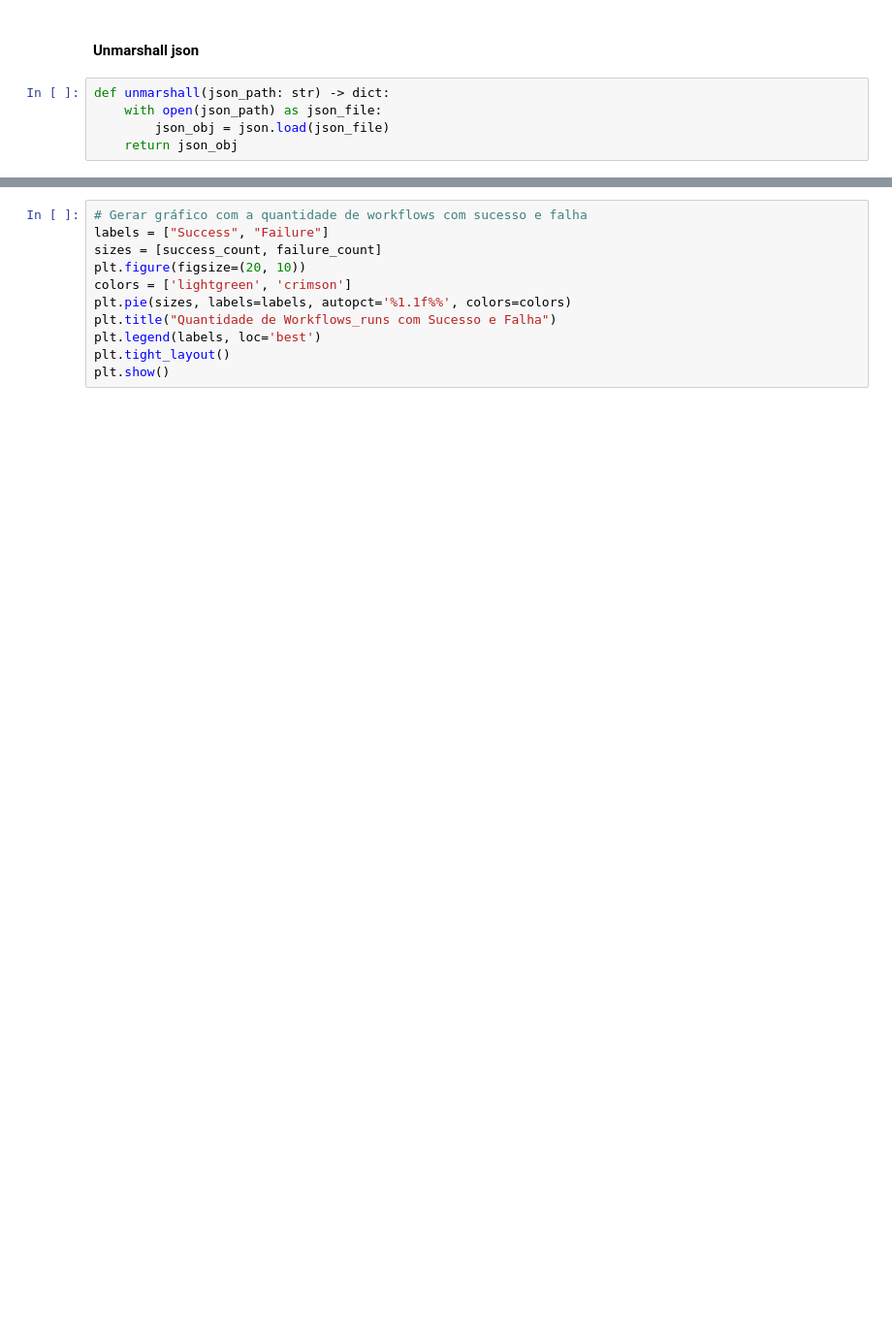
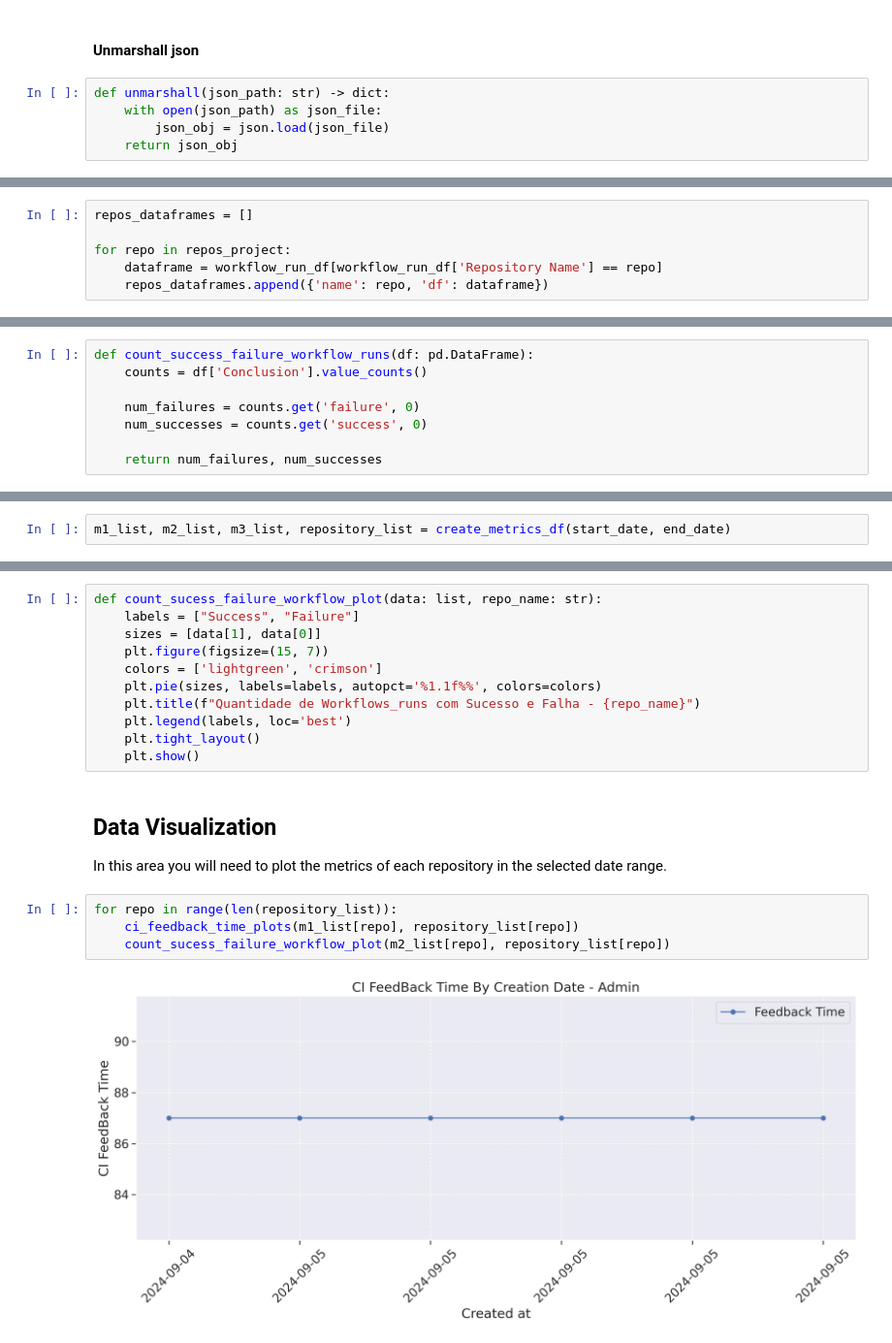
Before and after one commit to fga-eps-mds/Analytics, a Jupyter notebook: internal_quality_analysis-github.ipynb, the cells around one changed output, grey strips where cells are left out. Shown: that part at 97% size. Cells and saved outputs as stored; diff of their text form; blank space fills up the shorter version.

Commit message:
implementa correcao metricas ci/cd workflow

```diff
--- a/internal_quality_analysis-github.ipynb
+++ b/internal_quality_analysis-github.ipynb
@@ -109,0 +136,6 @@ display(tabela_total)
+# %%
+repos_dataframes = []
+
+for repo in repos_project:
+    dataframe = workflow_run_df[workflow_run_df['Repository Name'] == repo]
+    repos_dataframes.append({'name': repo, 'df': dataframe})
@@ -109,0 +169,8 @@ display(tabela_total)
+# %%
+def count_success_failure_workflow_runs(df: pd.DataFrame):
+    counts = df['Conclusion'].value_counts()
+
+    num_failures = counts.get('failure', 0)
+    num_successes = counts.get('success', 0)
+
+    return num_failures, num_successes
@@ -109,0 +224,2 @@ display(tabela_total)
+# %%
+m1_list, m2_list, m3_list, repository_list = create_metrics_df(start_date, end_date)
@@ -155,11 +248,21 @@ plt.show()
 # %%
-# Gerar gráfico com a quantidade de workflows com sucesso e falha
-labels = ["Success", "Failure"]
-sizes = [success_count, failure_count]
-plt.figure(figsize=(20, 10))
-colors = ['lightgreen', 'crimson']
-plt.pie(sizes, labels=labels, autopct='%1.1f%%', colors=colors)
-plt.title("Quantidade de Workflows_runs com Sucesso e Falha")
-plt.legend(labels, loc='best')
-plt.tight_layout()
-plt.show()
+def count_sucess_failure_workflow_plot(data: list, repo_name: str):
+    labels = ["Success", "Failure"]
+    sizes = [data[1], data[0]]
+    plt.figure(figsize=(15, 7))
+    colors = ['lightgreen', 'crimson']
+    plt.pie(sizes, labels=labels, autopct='%1.1f%%', colors=colors)
+    plt.title(f"Quantidade de Workflows_runs com Sucesso e Falha - {repo_name}")
+    plt.legend(labels, loc='best')
+    plt.tight_layout()
+    plt.show()
+# %% [markdown]
+## Data Visualization
+
+In this area you will need to plot the metrics of each repository in the selected date range.
+# %%
+for repo in range(len(repository_list)):
+    ci_feedback_time_plots(m1_list[repo], repository_list[repo])
+    count_sucess_failure_workflow_plot(m2_list[repo], repository_list[repo])
+# %% [output]
+[figure, added]
```
Also changed, not shown: parts of 40 cells of this notebook.
